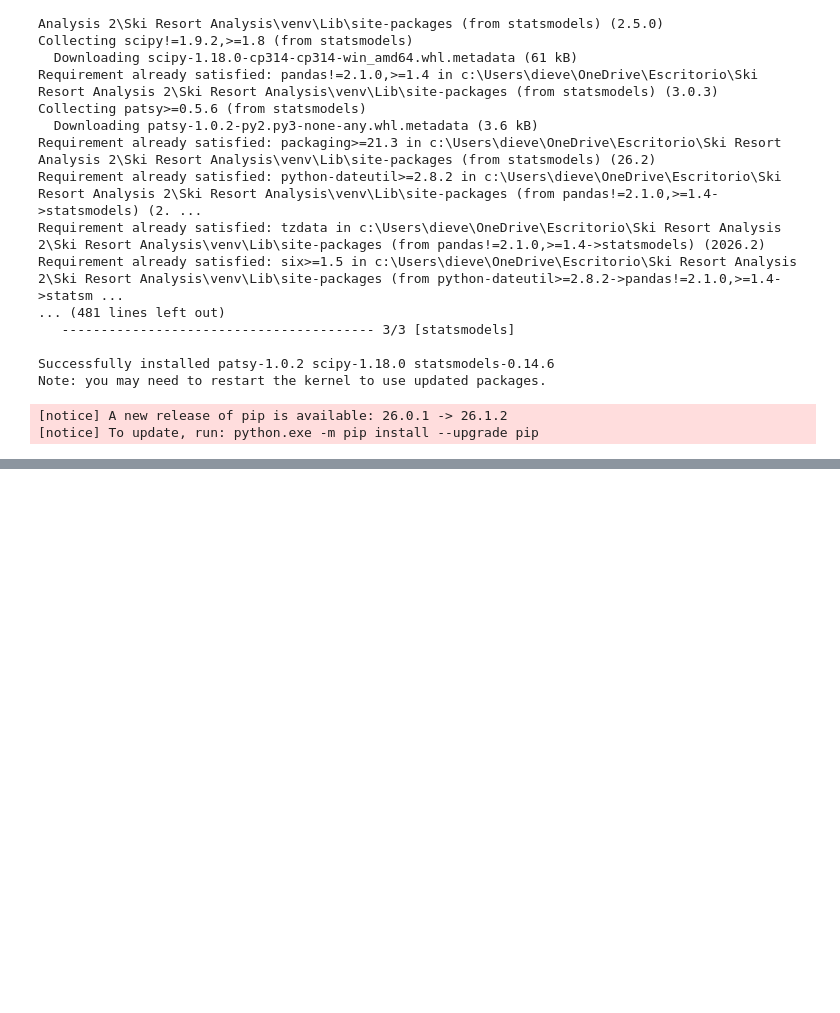
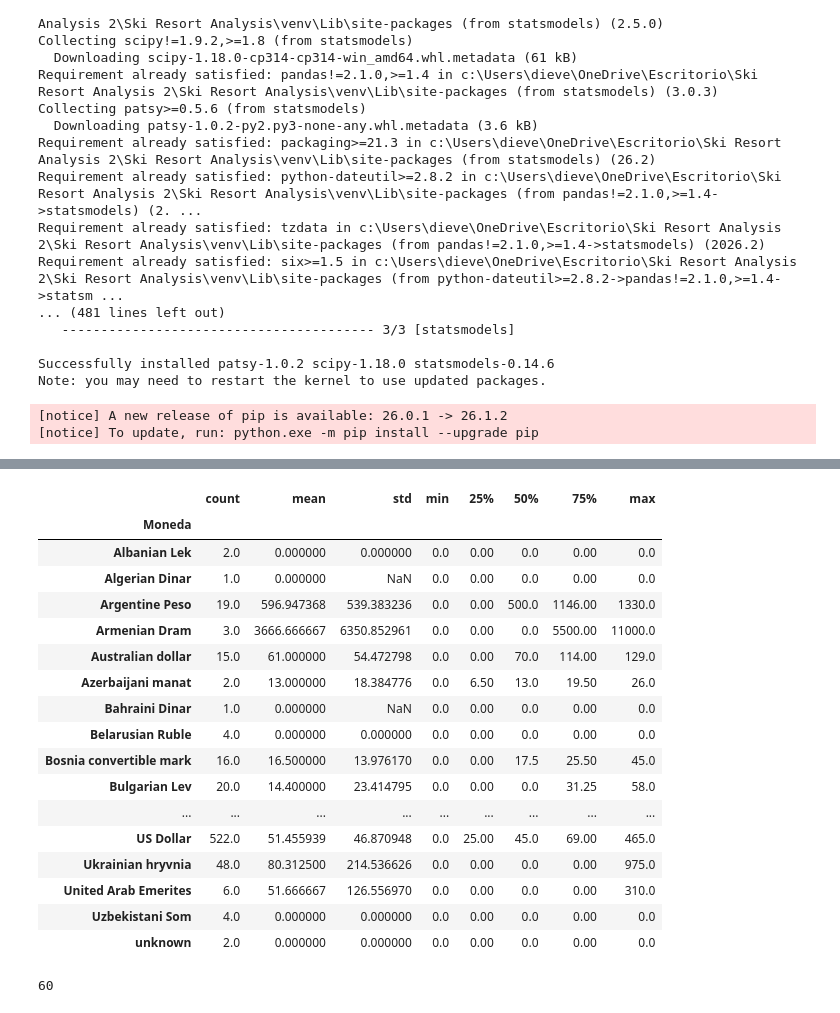
Before and after one commit to contactodiegovega/Ski-Resort-Analysis, a Jupyter notebook: notebooks/eda.ipynb, the cells around one changed output, grey strips where cells are left out. Saved outputs shown, nothing was run; the diff lists cells and outputs as text; code cells hidden in the pictures; blank space fills up the shorter version.

```diff
--- a/notebooks/eda.ipynb
+++ b/notebooks/eda.ipynb
@@ -197,0 +218,25 @@ fig.show()
+# %%
+df.groupby("Moneda")["Precio forfait adulto"].describe()
+# %% [output]
+|  | count | mean | std | min | 25% | 50% | 75% | max |
+| Moneda |  |  |  |  |  |  |  |  |
+| Albanian Lek | 2.0 | 0.000000 | 0.000000 | 0.0 | 0.00 | 0.0 | 0.00 | 0.0 |
+| Algerian Dinar | 1.0 | 0.000000 | NaN | 0.0 | 0.00 | 0.0 | 0.00 | 0.0 |
+| Argentine Peso | 19.0 | 596.947368 | 539.383236 | 0.0 | 0.00 | 500.0 | 1146.00 | 1330.0 |
+| Armenian Dram | 3.0 | 3666.666667 | 6350.852961 | 0.0 | 0.00 | 0.0 | 5500.00 | 11000.0 |
+| Australian dollar | 15.0 | 61.000000 | 54.472798 | 0.0 | 0.00 | 70.0 | 114.00 | 129.0 |
+| Azerbaijani manat | 2.0 | 13.000000 | 18.384776 | 0.0 | 6.50 | 13.0 | 19.50 | 26.0 |
+| Bahraini Dinar | 1.0 | 0.000000 | NaN | 0.0 | 0.00 | 0.0 | 0.00 | 0.0 |
+| Belarusian Ruble | 4.0 | 0.000000 | 0.000000 | 0.0 | 0.00 | 0.0 | 0.00 | 0.0 |
+| Bosnia convertible mark | 16.0 | 16.500000 | 13.976170 | 0.0 | 0.00 | 17.5 | 25.50 | 45.0 |
+| Bulgarian Lev | 20.0 | 14.400000 | 23.414795 | 0.0 | 0.00 | 0.0 | 31.25 | 58.0 |
+| ... | ... | ... | ... | ... | ... | ... | ... | ... |
+| US Dollar | 522.0 | 51.455939 | 46.870948 | 0.0 | 25.00 | 45.0 | 69.00 | 465.0 |
+| Ukrainian hryvnia | 48.0 | 80.312500 | 214.536626 | 0.0 | 0.00 | 0.0 | 0.00 | 975.0 |
+| United Arab Emerites | 6.0 | 51.666667 | 126.556970 | 0.0 | 0.00 | 0.0 | 0.00 | 310.0 |
+| Uzbekistani Som | 4.0 | 0.000000 | 0.000000 | 0.0 | 0.00 | 0.0 | 0.00 | 0.0 |
+| unknown | 2.0 | 0.000000 | 0.000000 | 0.0 | 0.00 | 0.0 | 0.00 | 0.0 |
+# %%
+df["Moneda"].nunique()
+# %% [output]
+60
```
Also changed, not shown: parts of 16 cells of this notebook, 1 other file.
